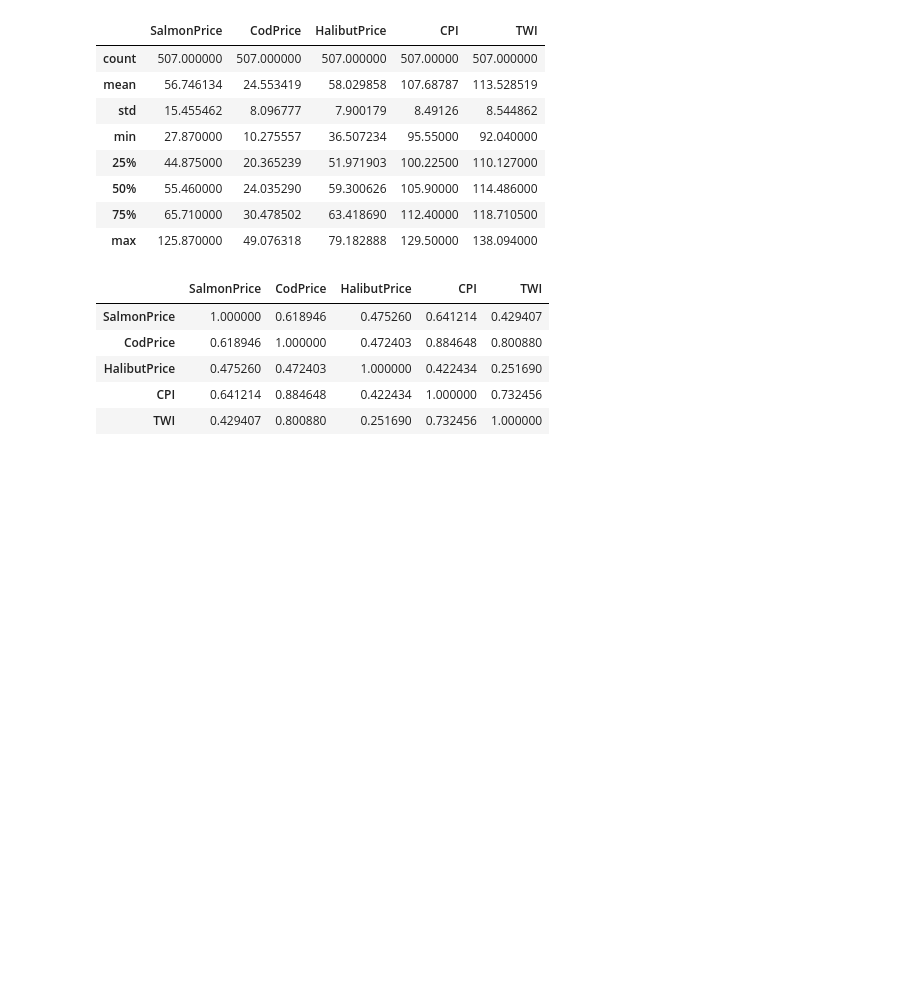
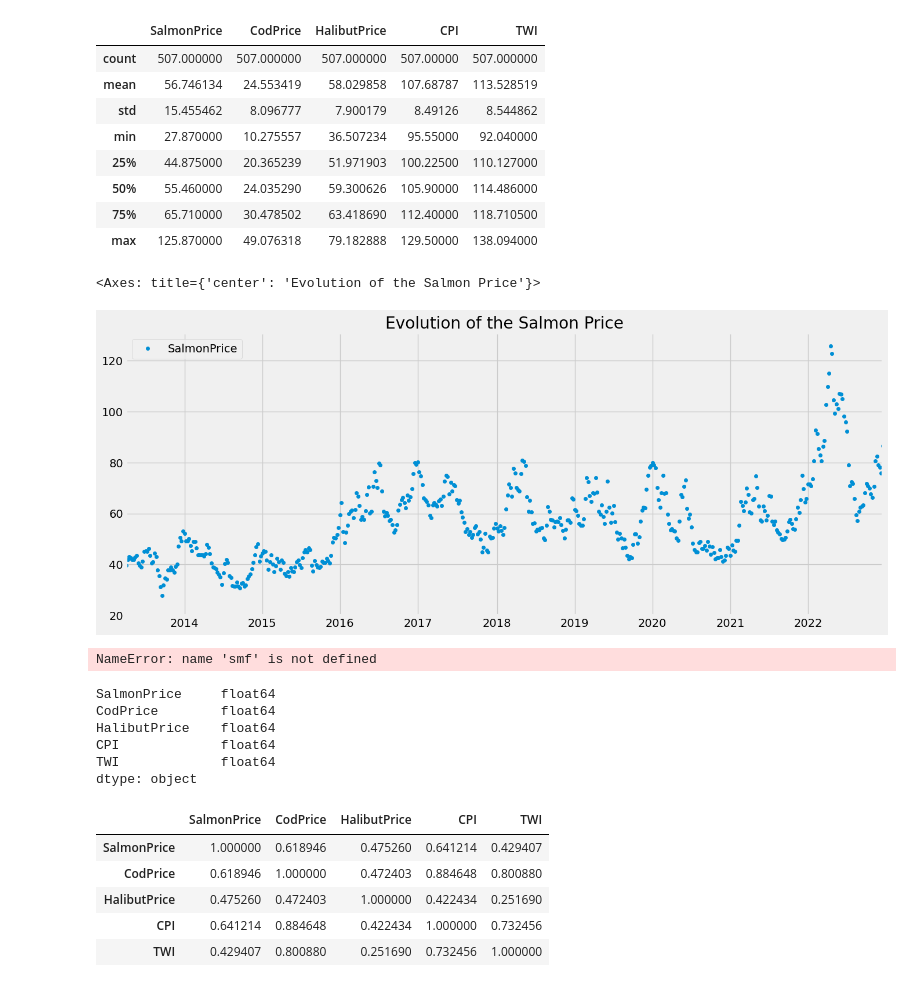
Before and after one commit to BachelorLaks/bachelor2023, a Jupyter notebook: data/Exploratory analysis.ipynb, the cells around one changed output. Saved outputs shown, nothing was run; the diff lists cells and outputs as text; code cells hidden in the pictures; blank space fills up the shorter version.

```diff
--- a/data/Exploratory analysis.ipynb
+++ b/data/Exploratory analysis.ipynb
@@ -7,6 +9,7 @@ import seaborn as sns
 plt.style.use('fivethirtyeight')
 # %%
 var_set = pd.read_csv('var_set.csv', parse_dates=[0],index_col=[0])
+var_set.index.name = 'date'
 # %%
 var_set.describe()
 # %% [output]
@@ -19,6 +22,24 @@ var_set.describe()
 | 50% | 55.460000 | 24.035290 | 59.300626 | 105.90000 | 114.486000 |
 | 75% | 65.710000 | 30.478502 | 63.418690 | 112.40000 | 118.710500 |
 | max | 125.870000 | 49.076318 | 79.182888 | 129.50000 | 138.094000 |
+# %%
+var_set.SalmonPrice.plot(figsize=(15,6), legend=True, title='Evolution of the Salmon Price', yticks = (20, 40, 60, 80, 100, 120), style='.', mew=2)
+# %% [output]
+<Axes: title={'center': 'Evolution of the Salmon Price'}>
+[figure, added]
+# %%
+regline = smf.ols(formula = 'SalmonPrice~date', data = var_set).fit()
+# %% [output]
+NameError: name 'smf' is not defined
+# %%
+var_set.dtypes
+# %% [output]
+SalmonPrice     float64
+CodPrice        float64
+HalibutPrice    float64
+CPI             float64
+TWI             float64
+dtype: object
 # %%
 var_set.corr()
 # %% [output]
```
Also changed, not shown: parts of 2 cells of this notebook.
